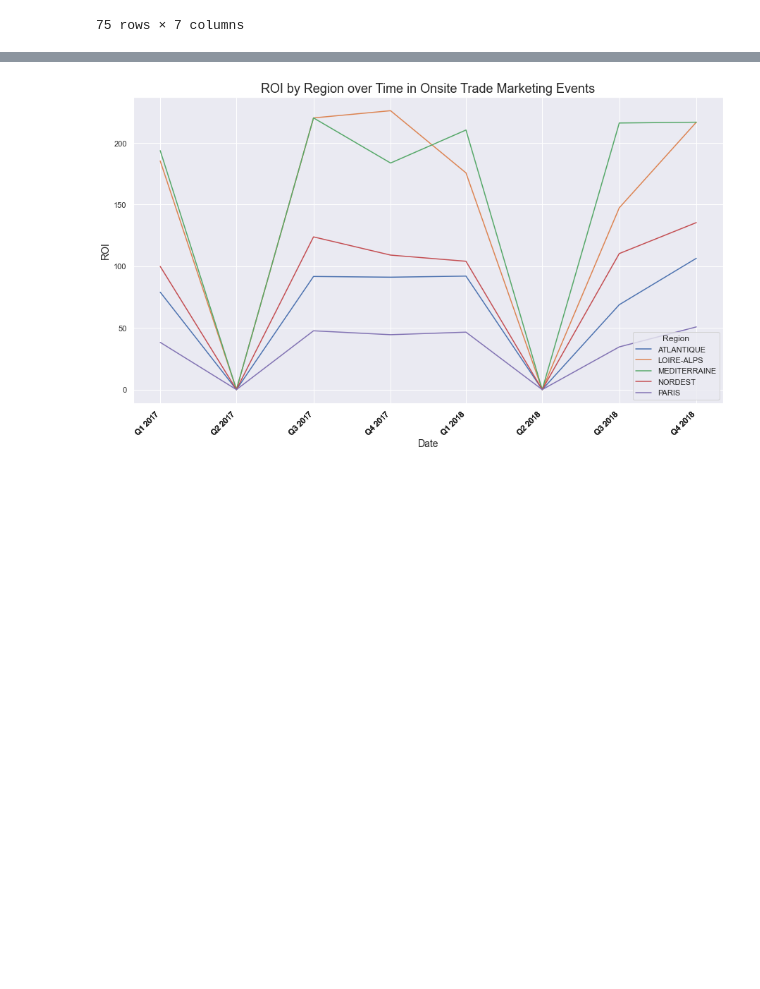
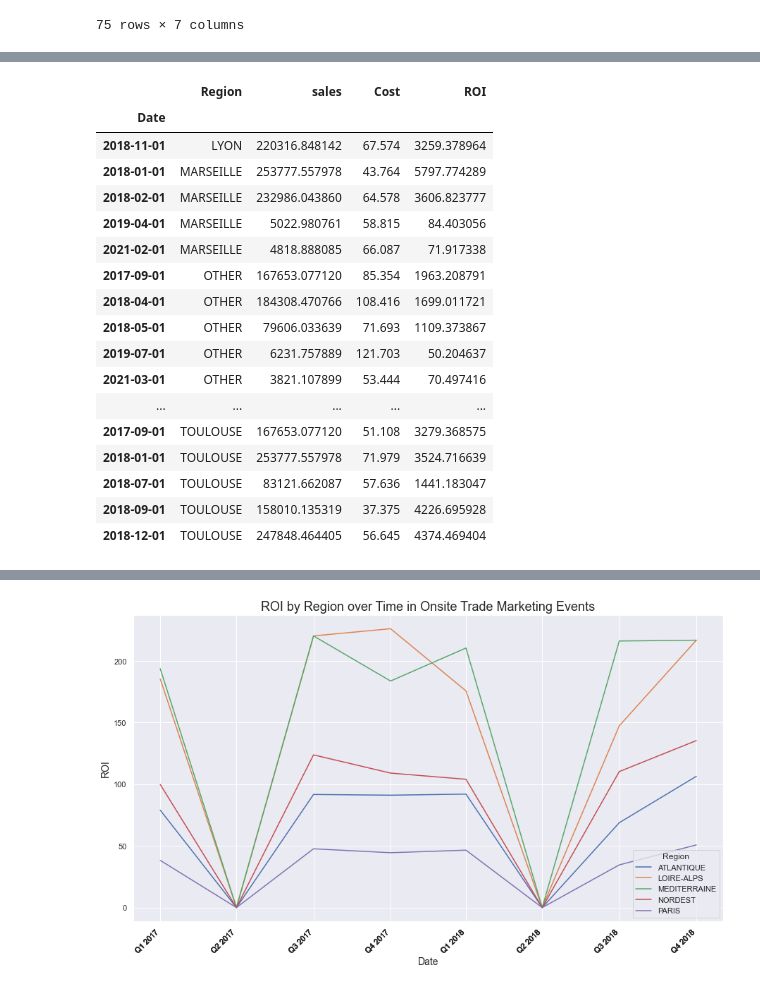
Before and after one commit to Servando1990/personal-pipeline, a Jupyter notebook: sanofi.ipynb, the cells around one changed output, grey strips where cells are left out. Drawn from its saved outputs; the diff is of its cells as text; code cells hidden in the pictures; blank space fills up the shorter version.

```diff
--- a/sanofi.ipynb
+++ b/sanofi.ipynb
@@ -291,6 +312,27 @@ grouped = grouped.reset_index()
 grouped_promo_events_region = grouped.copy()
 # %%
 grouped_promo_events_region.set_index('Date', inplace=True)
+# %%
+grouped_promo_events_region
+# %% [output]
+|  | Region | sales | Cost | ROI |
+| Date |  |  |  |  |
+| 2018-11-01 | LYON | 220316.848142 | 67.574 | 3259.378964 |
+| 2018-01-01 | MARSEILLE | 253777.557978 | 43.764 | 5797.774289 |
+| 2018-02-01 | MARSEILLE | 232986.043860 | 64.578 | 3606.823777 |
+| 2019-04-01 | MARSEILLE | 5022.980761 | 58.815 | 84.403056 |
+| 2021-02-01 | MARSEILLE | 4818.888085 | 66.087 | 71.917338 |
+| 2017-09-01 | OTHER | 167653.077120 | 85.354 | 1963.208791 |
+| 2018-04-01 | OTHER | 184308.470766 | 108.416 | 1699.011721 |
+| 2018-05-01 | OTHER | 79606.033639 | 71.693 | 1109.373867 |
+| 2019-07-01 | OTHER | 6231.757889 | 121.703 | 50.204637 |
+| 2021-03-01 | OTHER | 3821.107899 | 53.444 | 70.497416 |
+| ... | ... | ... | ... | ... |
+| 2017-09-01 | TOULOUSE | 167653.077120 | 51.108 | 3279.368575 |
+| 2018-01-01 | TOULOUSE | 253777.557978 | 71.979 | 3524.716639 |
+| 2018-07-01 | TOULOUSE | 83121.662087 | 57.636 | 1441.183047 |
+| 2018-09-01 | TOULOUSE | 158010.135319 | 37.375 | 4226.695928 |
+| 2018-12-01 | TOULOUSE | 247848.464405 | 56.645 | 4374.469404 |
 # %%
 
 grouped_promo_events_m = grouped_promo_events_region.groupby('Region').resample('Q').mean()
```
Also changed, not shown: parts of 7 cells of this notebook.
